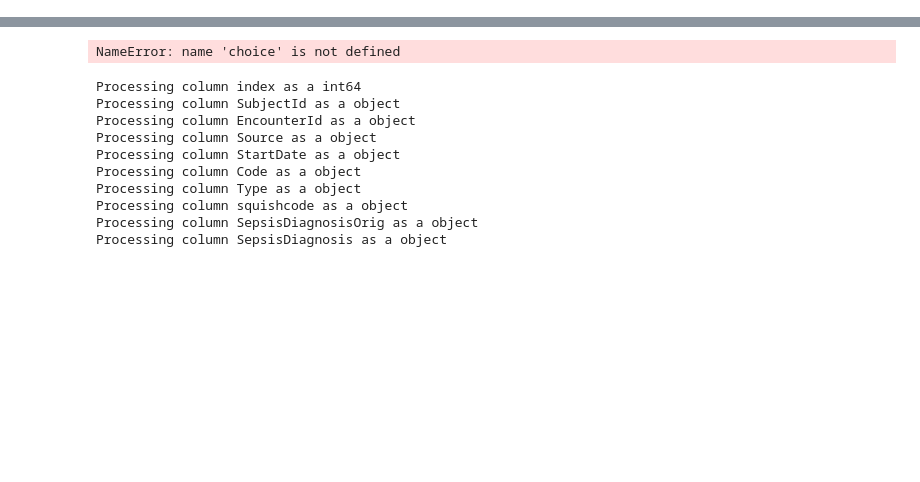
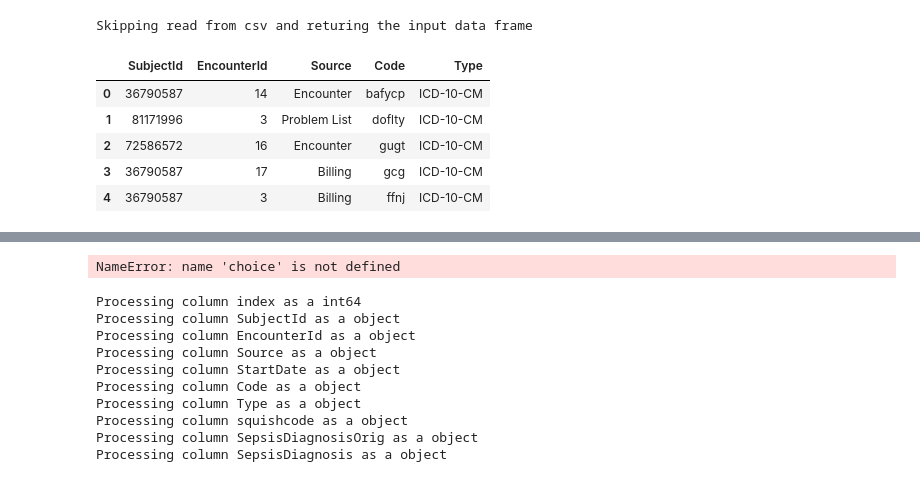
Before and after one commit to CUD2V/kungfauxpandas, a Jupyter notebook: sourcecode/python/kfp_test.ipynb, the cells around one changed output, grey strips where cells are left out. Drawn from its saved outputs; the diff is of its cells as text; code cells hidden in the pictures; blank space fills up the shorter version.

Commit message:
Modifications to get DataSynthesizer working - correlated mode doesn't work, so switched to independent mode

```diff
--- a/sourcecode/python/kfp_test.ipynb
+++ b/sourcecode/python/kfp_test.ipynb
@@ -49 +68,20 @@ fdf.head()
+# %%
+kfpd.plugin = DataSynthesizerPlugin()
+#fdf=kfpd.read_sql(sql,conn, index_col=['SubjectId', 'EncounterId'])
+#fdf=kfpd.read_sql(sql,conn, fauxify = {'categorical_attributes' : {'Source' : True}})
+#fdf.head()
+
+#fdf=kfpd.read_sql(sql,conn, index_col=['SubjectId', 'EncounterId'])
+#fdf=kfpd.read_sql(sql,conn, fauxify = {'categorical_attributes' : {'Source' : True}})
+df=pd.read_sql(sql,conn)
+fdf = kfpd.plugin.fauxify(df)#, categorical_attributes = {'Source' : True, 'Code': True, 'Type': True})
+fdf.head()
+# %% [output]
+Skipping read from csv and returing the input data frame
+|  | SubjectId | EncounterId | Source | Code | Type |
+| 0 | 36790587 | 14 | Encounter | bafycp | ICD-10-CM |
+| 1 | 81171996 | 3 | Problem List | doflty | ICD-10-CM |
+| 2 | 72586572 | 16 | Encounter | gugt | ICD-10-CM |
+| 3 | 36790587 | 17 | Billing | gcg | ICD-10-CM |
+| 4 | 36790587 | 3 | Billing | ffnj | ICD-10-CM |
 # %%
```
Also changed, not shown: parts of 6 cells of this notebook, 3 other files.
